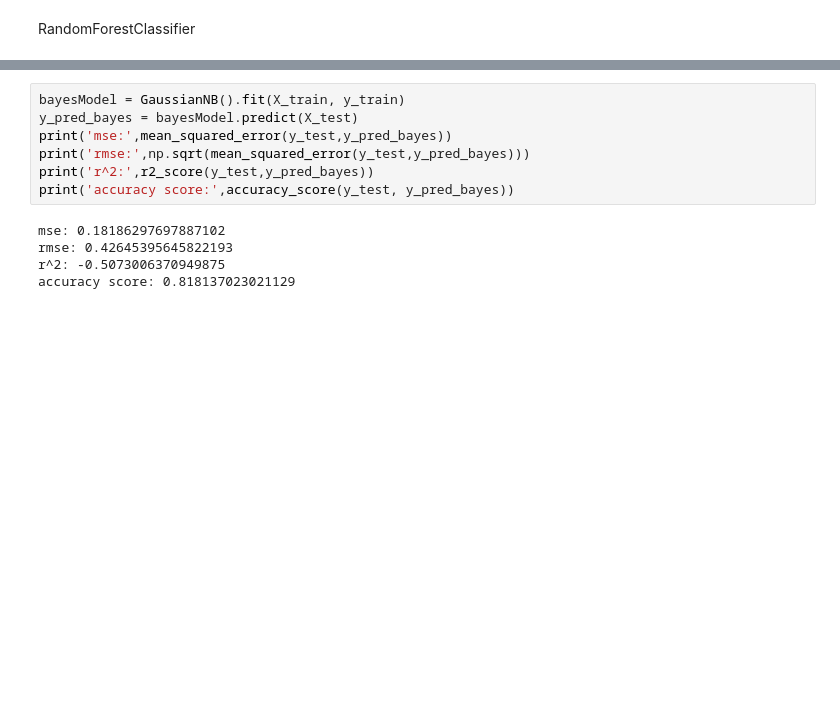
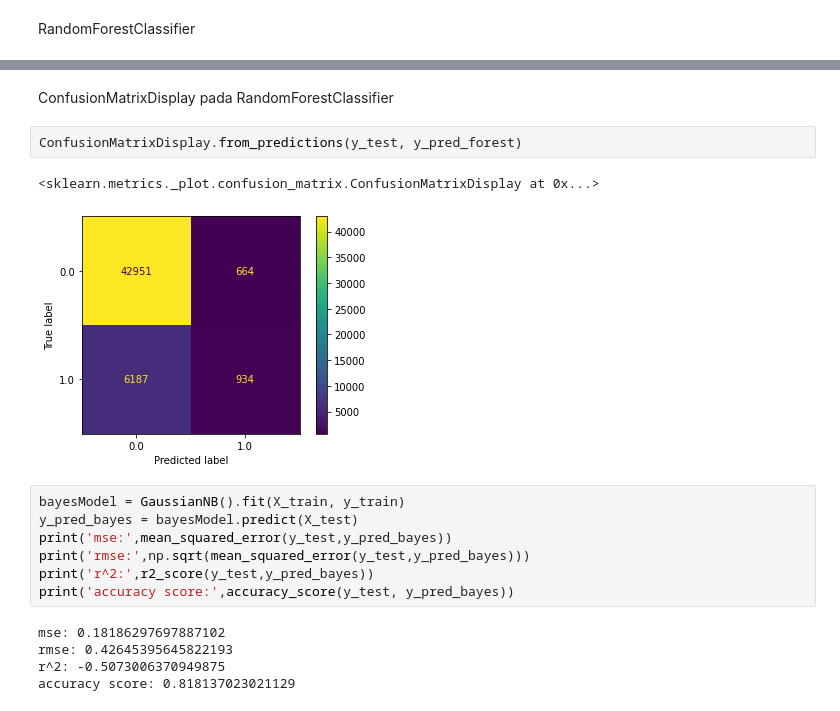
Before and after one commit to alpiansyah1204/ml-terapan-s1, a Jupyter notebook: Machine_Learning_Terapan.ipynb, the cells around one changed output, grey strips where cells are left out. Cells and saved outputs as stored; diff of their text form; blank space fills up the shorter version.

```diff
--- a/Machine_Learning_Terapan.ipynb
+++ b/Machine_Learning_Terapan.ipynb
@@ -322,3 +370,10 @@ accuracy score: 0.8646128981393882
+# %% [markdown]
+ConfusionMatrixDisplay pada RandomForestClassifier
+# %%
+ConfusionMatrixDisplay.from_predictions(y_test, y_pred_forest)
+# %% [output]
+<sklearn.metrics._plot.confusion_matrix.ConfusionMatrixDisplay at 0x...>
+[figure, added]
 # %%
 bayesModel = GaussianNB().fit(X_train, y_train)
 y_pred_bayes = bayesModel.predict(X_test)
```
Also changed, not shown: parts of 29 cells of this notebook, 1 other file.
